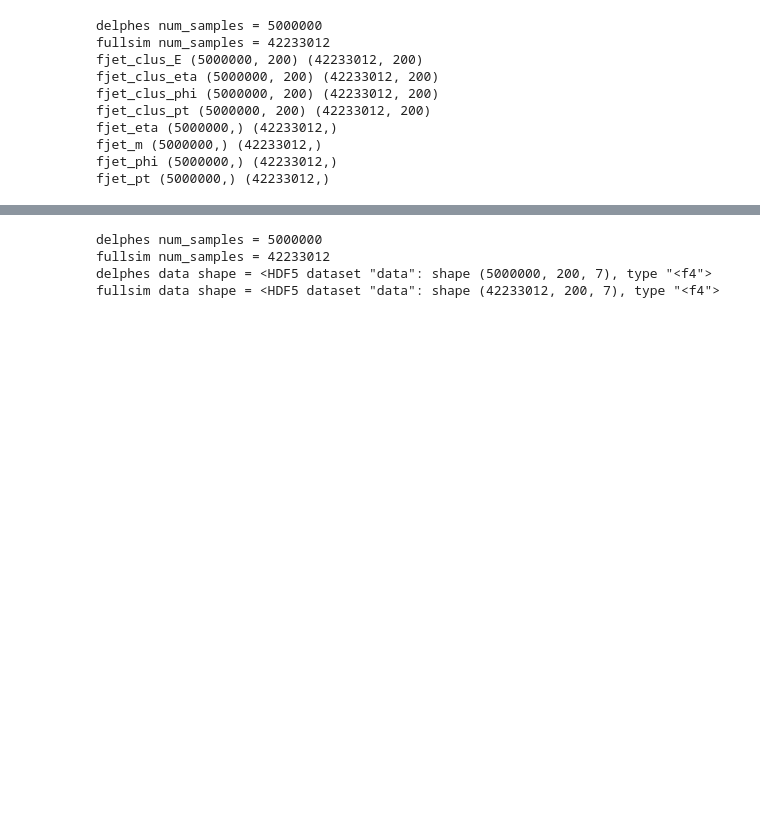
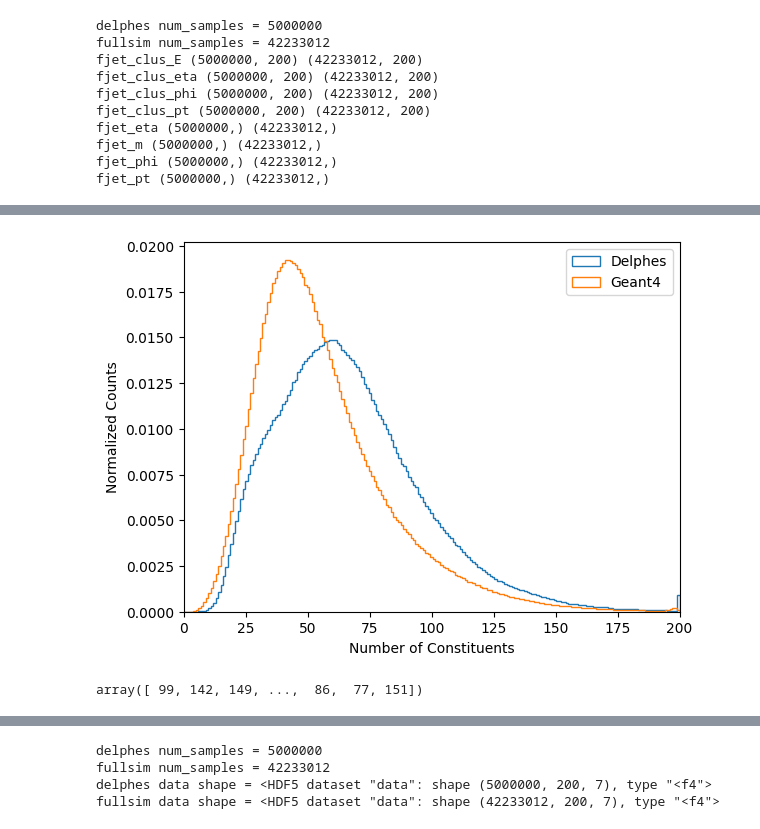
Before and after one commit to evilpegasus/transfer-learning, a Jupyter notebook: eda.ipynb, the cells around one changed output, grey strips where cells are left out. Drawn from its saved outputs; the diff is of its cells as text; code cells hidden in the pictures; blank space fills up the shorter version.

```diff
--- a/eda.ipynb
+++ b/eda.ipynb
@@ -165,0 +140,19 @@ Proportion of nonzero entries
+# %%
+# histrogram of number of constituents per event
+with h5py.File(delphes_path, "r") as delphes_f, h5py.File(fullsim_path, "r") as fullsim_f:
+  delphes_nonzero_count = np.sum(np.logical_not(np.isclose(delphes_f["fjet_clus_E"][:5000000], 0, atol=EPS)), axis=1)
+  fullsim_nonzero_count = np.sum(np.logical_not(np.isclose(fullsim_f["fjet_clus_E"][:5000000], 0, atol=EPS)), axis=1)
+
+plt.hist(delphes_nonzero_count, bins=201, alpha=1, label="Delphes", histtype="step", density=True, range=(0,200))
+plt.hist(fullsim_nonzero_count, bins=201, alpha=1, label="Geant4", histtype="step", density=True, range=(0,200))
+plt.xlim(0, 200)
+plt.xlabel("Number of Constituents")
+plt.ylabel("Normalized Counts")
+plt.legend()
+plt.show()
+# %% [output]
+[figure, added]
+# %%
+delphes_nonzero_count
+# %% [output]
+array([ 99, 142, 149, ...,  86,  77, 151])
```
Also changed, not shown: parts of 6 cells of this notebook.
